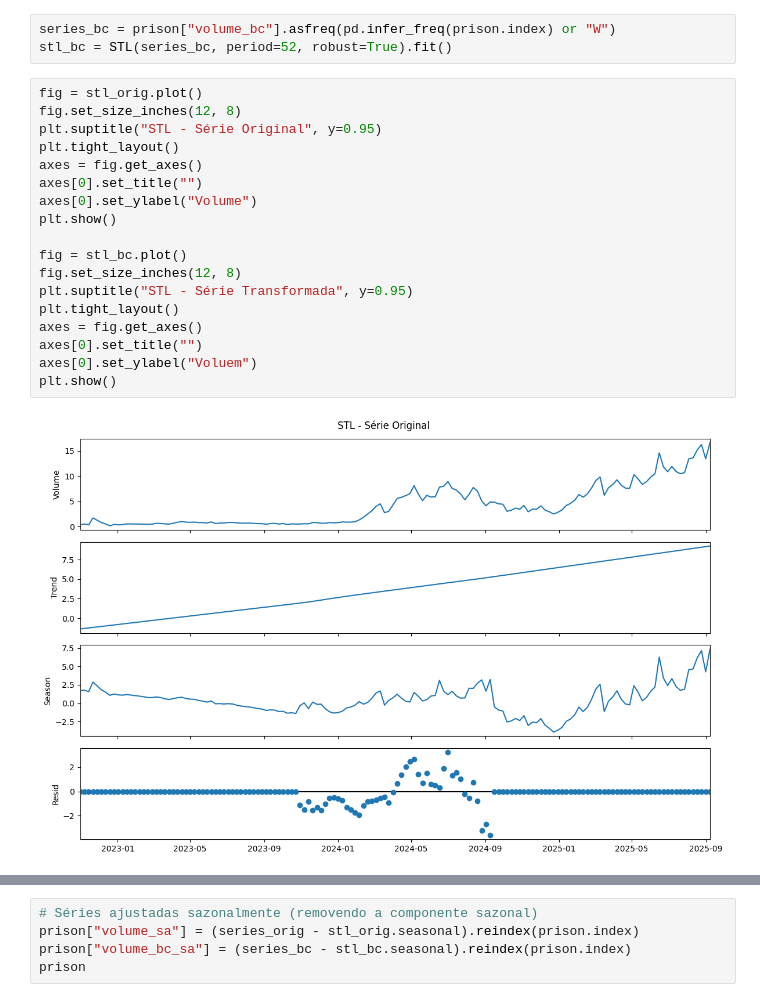
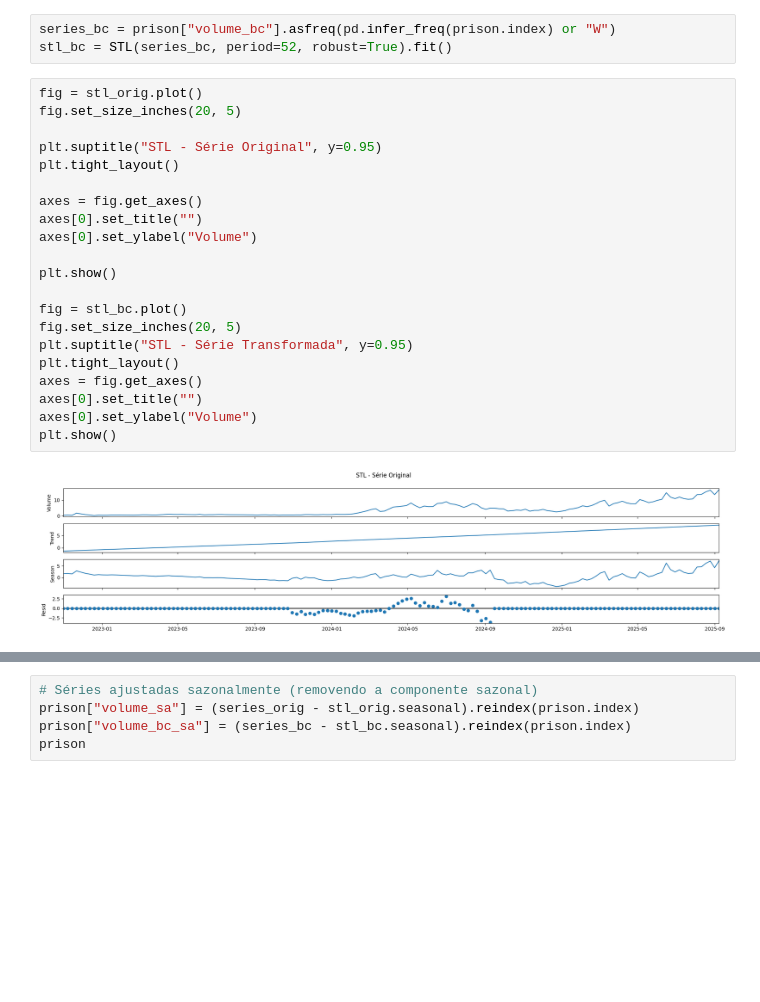
Before and after one commit to LeonardoAleee/analise_st, a Jupyter notebook: trabalho_a1.ipynb, the cells around one changed output, grey strips where cells are left out. Cells and saved outputs as stored; diff of their text form; blank space fills up the shorter version.

```diff
--- a/trabalho_a1.ipynb
+++ b/trabalho_a1.ipynb
@@ -252,21 +252,24 @@ series_bc = prison["volume_bc"].asfreq(pd.infer_freq(prison.index) or "W")
 stl_bc = STL(series_bc, period=52, robust=True).fit()
 # %%
 fig = stl_orig.plot()
-fig.set_size_inches(12, 8)
+fig.set_size_inches(20, 5)
+
 plt.suptitle("STL - Série Original", y=0.95)
+plt.tight_layout()
+
+axes = fig.get_axes()
+axes[0].set_title("")
+axes[0].set_ylabel("Volume")
+
+plt.show()
+
+fig = stl_bc.plot()
+fig.set_size_inches(20, 5)
+plt.suptitle("STL - Série Transformada", y=0.95)
 plt.tight_layout()
 axes = fig.get_axes()
 axes[0].set_title("")
 axes[0].set_ylabel("Volume")
 plt.show()
-
-fig = stl_bc.plot()
-fig.set_size_inches(12, 8)
-plt.suptitle("STL - Série Transformada", y=0.95)
-plt.tight_layout()
-axes = fig.get_axes()
-axes[0].set_title("")
-axes[0].set_ylabel("Voluem")
-plt.show()
 # %% [output]
-[figure, old version]
+[figure, new version]
```
Also changed, not shown: parts of 14 cells of this notebook.
